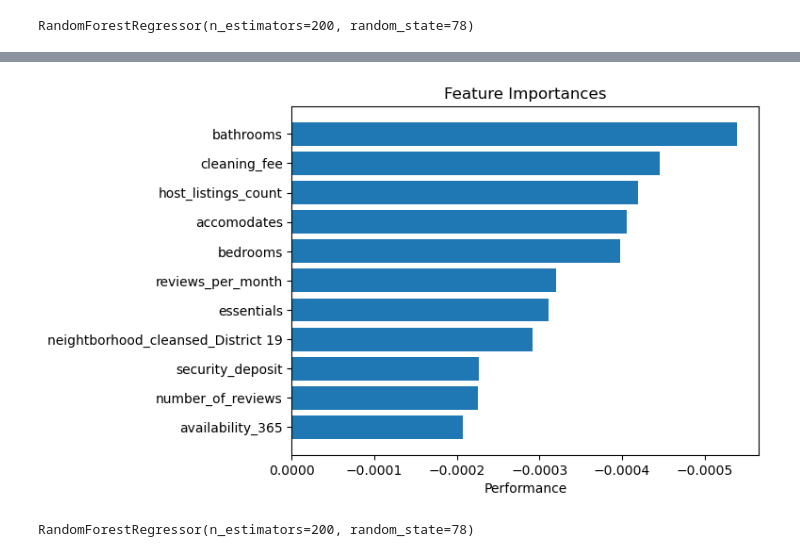
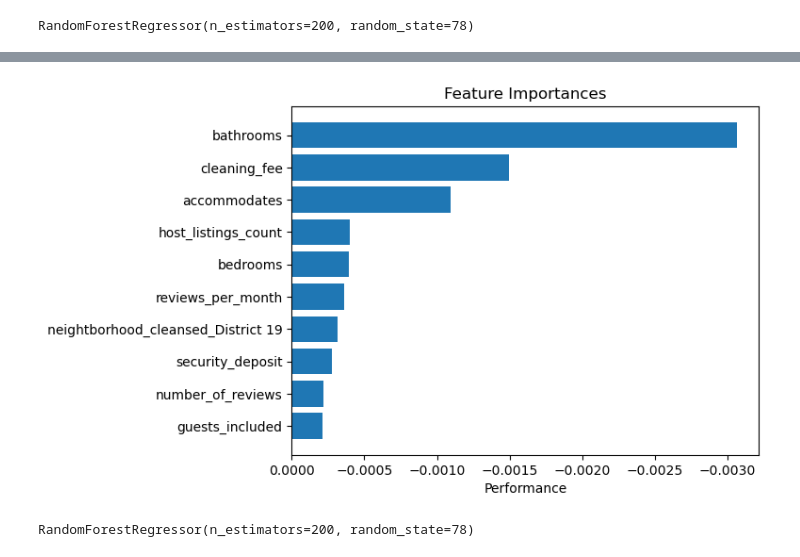
Before and after one commit to whitneylosinski/Eat.Sleep.Data, a Jupyter notebook: 200_Clean_Feat_Sel_and_Final_RFR.ipynb, the cells around one changed output, grey strips where cells are left out. Saved outputs shown, nothing was run; the diff lists cells and outputs as text; code cells hidden in the pictures.

```diff
--- a/200_Clean_Feat_Sel_and_Final_RFR.ipynb
+++ b/200_Clean_Feat_Sel_and_Final_RFR.ipynb
@@ -150,33 +150,33 @@ Index(['host_listings_count', 'accommodates', 'bathrooms', 'bedrooms',
 # %%
 import matplotlib.pyplot as plt
 import numpy as np
 
 plt.rcdefaults()
 fig, ax = plt.subplots()
 
-Features = ['bathrooms', 'cleaning_fee', 'host_listings_count', 'accomodates', 'bedrooms', 'reviews_per_month', 'essentials', 'neightborhood_cleansed_District 19', 'security_deposit', 'number_of_reviews','availability_365']
+Features = ['bathrooms', 'cleaning_fee', 'accommodates', 'host_listings_count', 'bedrooms', 'reviews_per_month', 'neightborhood_cleansed_District 19', 'security_deposit', 'number_of_reviews','guests_included']
 y_pos = np.arange(len(Features))
 
 
 y = feat_imp_df['Importance'].values
-Values = y[0:11]
+Values = y[0:10]
 #Values = ['0.197121', '0.114376', '0.074725', '0.055835', '0.049205', '0.040499', '0.039090', '0.021232', '0.014236', '0.012157', '0.011922']
 
 ax.barh(y_pos, Values, align='center')
 ax.set_yticks(y_pos)
 ax.set_yticklabels(Features)
 
 # labels read top-to-bottom
 ax.invert_yaxis()
 ax.invert_xaxis()
 
 # Define Labels
 ax.set_xlabel('Performance')
 ax.set_title('Feature Importances')
 
 plt.show()
 # %% [output]
-[figure, old version]
+[figure, new version]
 # %%
 # import the regressor
 from sklearn.ensemble import RandomForestRegressor
```
Also changed, not shown: parts of 20 cells of this notebook, 2 other files.
